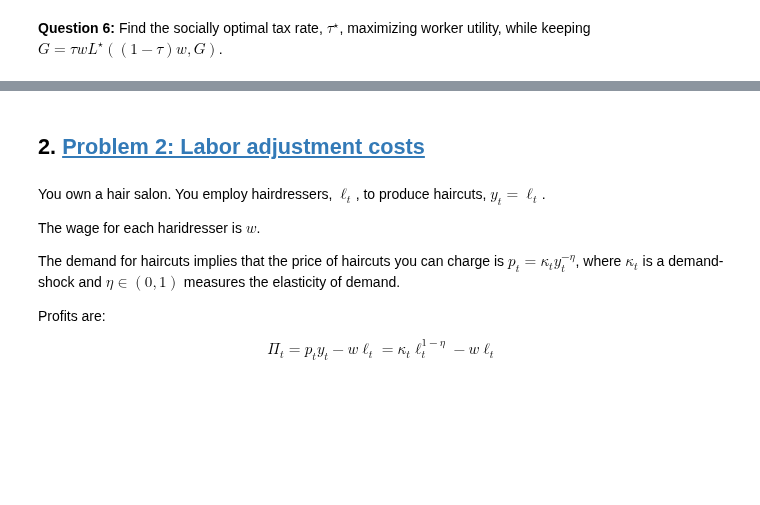
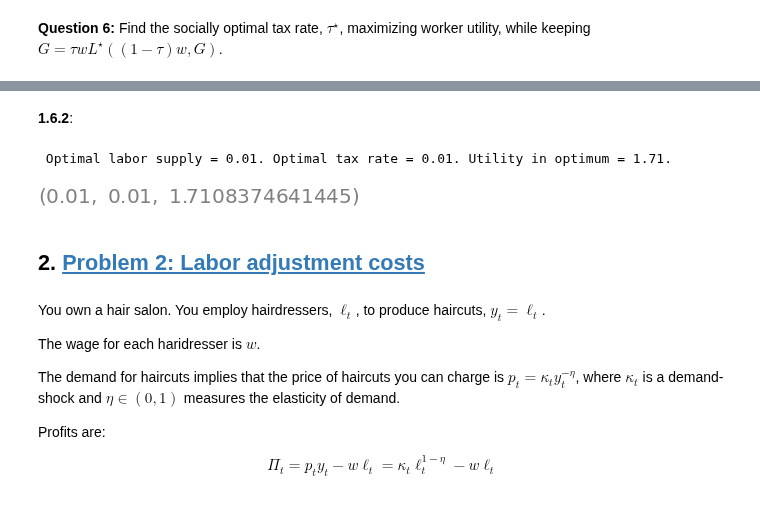
Before and after one commit to NumEconCopenhagen/projects-2023-andershuus_christianfogel, a Jupyter notebook: examproject/Exam-2023-notebook.ipynb, the cells around one changed output, grey strips where cells are left out. Cells and saved outputs as stored; diff of their text form; code cells hidden in the pictures; blank space fills up the shorter version.

```diff
--- a/examproject/Exam-2023-notebook.ipynb
+++ b/examproject/Exam-2023-notebook.ipynb
@@ -329,3 +352,11 @@ Questions 5 and 6 must be answered with the general formulation, and for 2 diffe
+# %% [markdown]
+**1.6.2**:
+# %%
+opt_Q6_case2=Q1.Question_1_6(sigma=1.5,rho=1.5)
+opt_Q6_case2.solve_social_optimum()
+# %% [output]
+ Optimal labor supply = 0.01. Optimal tax rate = 0.01. Utility in optimum = 1.71.
+[figure, added]
 # %% [markdown]
 ## 2. <a id='toc2_'></a>[Problem 2: Labor adjustment costs](#toc0_)
 # %% [markdown]
```
Also changed, not shown: parts of 10 cells of this notebook, 1 other file.
